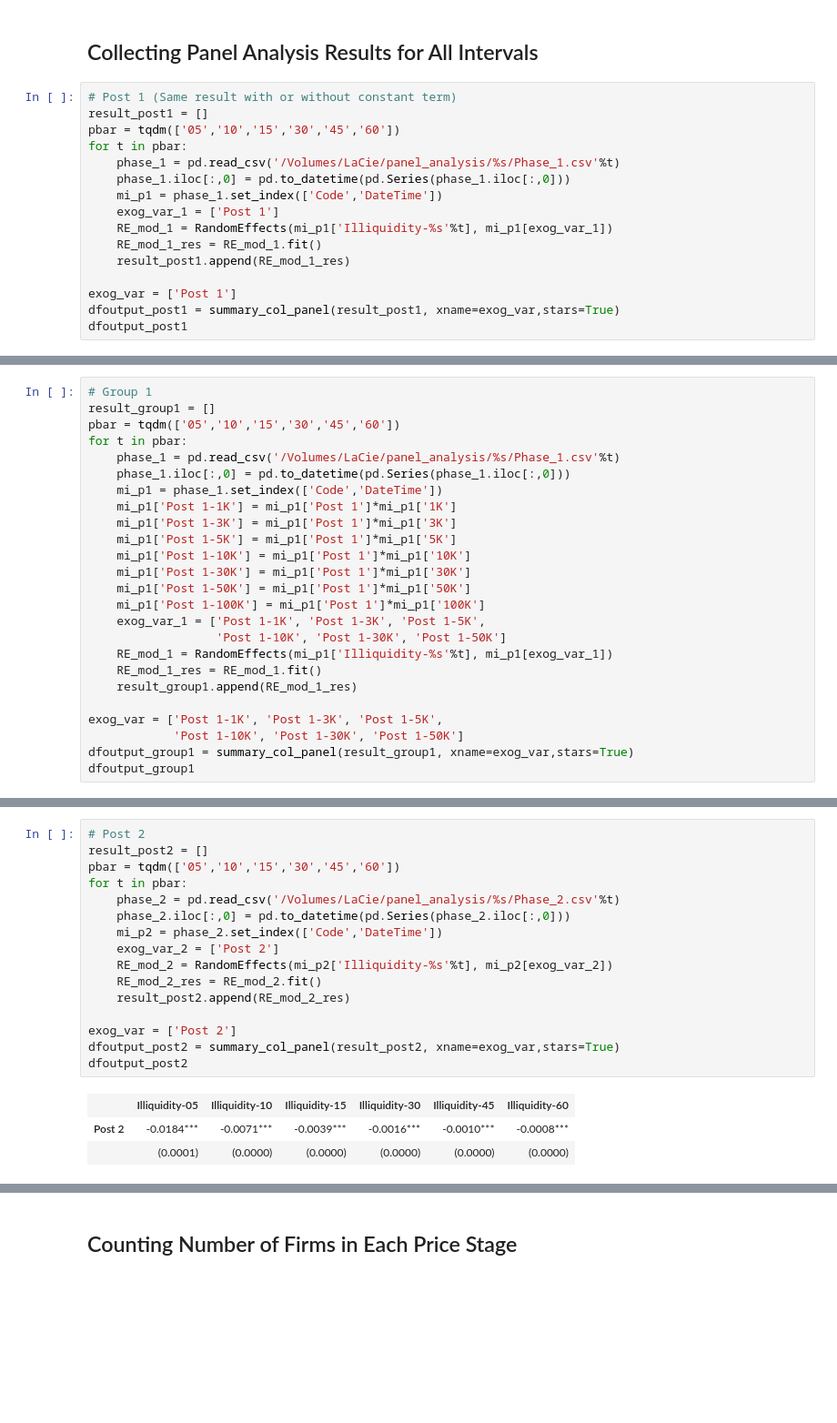
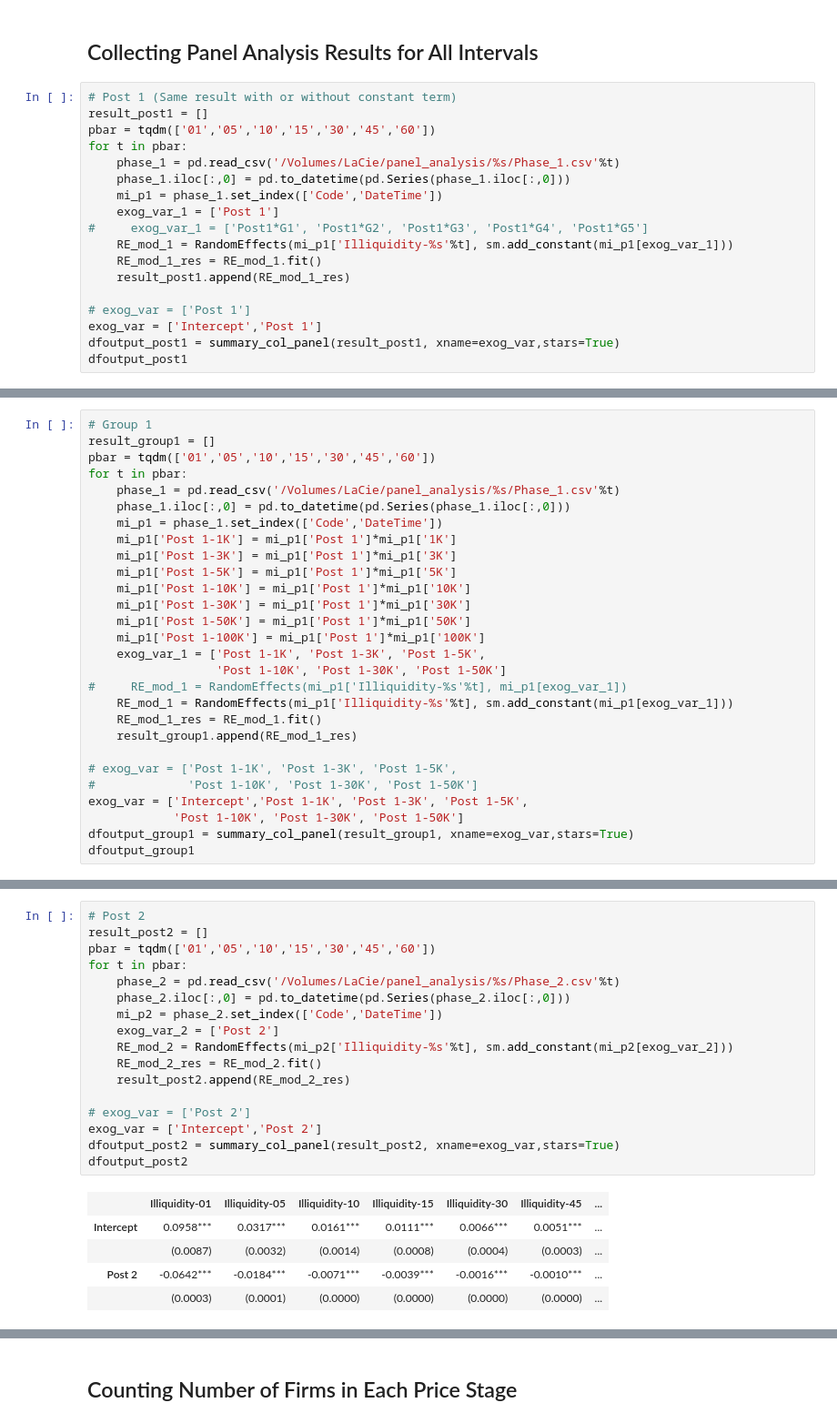
Before and after one commit to Shuxin-Y/TSE-Tick-Size-Reduction, a Jupyter notebook: CRS and Chung's method.ipynb, the cells around one changed output, grey strips where cells are left out. Shown: that part at 91% size. Cells and saved outputs as stored; diff of their text form; blank space fills up the shorter version.

```diff
--- a/CRS and Chung's method.ipynb
+++ b/CRS and Chung's method.ipynb
@@ -2305,17 +2306,19 @@ def _simple_tables(tables, settings, pad_col=None, pad_index=None):
 # %%
 # Post 1 (Same result with or without constant term)
 result_post1 = []
-pbar = tqdm(['05','10','15','30','45','60'])
+pbar = tqdm(['01','05','10','15','30','45','60'])
 for t in pbar:
     phase_1 = pd.read_csv('/Volumes/LaCie/panel_analysis/%s/Phase_1.csv'%t)
     phase_1.iloc[:,0] = pd.to_datetime(pd.Series(phase_1.iloc[:,0]))
     mi_p1 = phase_1.set_index(['Code','DateTime'])
     exog_var_1 = ['Post 1']
-    RE_mod_1 = RandomEffects(mi_p1['Illiquidity-%s'%t], mi_p1[exog_var_1])
+#     exog_var_1 = ['Post1*G1', 'Post1*G2', 'Post1*G3', 'Post1*G4', 'Post1*G5']
+    RE_mod_1 = RandomEffects(mi_p1['Illiquidity-%s'%t], sm.add_constant(mi_p1[exog_var_1]))
     RE_mod_1_res = RE_mod_1.fit()
     result_post1.append(RE_mod_1_res)
 
-exog_var = ['Post 1']
+# exog_var = ['Post 1']
+exog_var = ['Intercept','Post 1']
 dfoutput_post1 = summary_col_panel(result_post1, xname=exog_var,stars=True)
 dfoutput_post1
 # %% [output]
@@ -2347,7 +2352,7 @@ result_post1
 # %%
 # Group 1
 result_group1 = []
-pbar = tqdm(['05','10','15','30','45','60'])
+pbar = tqdm(['01','05','10','15','30','45','60'])
 for t in pbar:
     phase_1 = pd.read_csv('/Volumes/LaCie/panel_analysis/%s/Phase_1.csv'%t)
     phase_1.iloc[:,0] = pd.to_datetime(pd.Series(phase_1.iloc[:,0]))
@@ -2361,11 +2366,14 @@ for t in pbar:
     mi_p1['Post 1-100K'] = mi_p1['Post 1']*mi_p1['100K']
     exog_var_1 = ['Post 1-1K', 'Post 1-3K', 'Post 1-5K',
                   'Post 1-10K', 'Post 1-30K', 'Post 1-50K']
-    RE_mod_1 = RandomEffects(mi_p1['Illiquidity-%s'%t], mi_p1[exog_var_1])
+#     RE_mod_1 = RandomEffects(mi_p1['Illiquidity-%s'%t], mi_p1[exog_var_1])
+    RE_mod_1 = RandomEffects(mi_p1['Illiquidity-%s'%t], sm.add_constant(mi_p1[exog_var_1]))
     RE_mod_1_res = RE_mod_1.fit()
     result_group1.append(RE_mod_1_res)
 
-exog_var = ['Post 1-1K', 'Post 1-3K', 'Post 1-5K',
+# exog_var = ['Post 1-1K', 'Post 1-3K', 'Post 1-5K',
+#             'Post 1-10K', 'Post 1-30K', 'Post 1-50K']
+exog_var = ['Intercept','Post 1-1K', 'Post 1-3K', 'Post 1-5K',
             'Post 1-10K', 'Post 1-30K', 'Post 1-50K']
 dfoutput_group1 = summary_col_panel(result_group1, xname=exog_var,stars=True)
 dfoutput_group1
@@ -2408,23 +2418,26 @@ result_group1
 # %%
 # Post 2
 result_post2 = []
-pbar = tqdm(['05','10','15','30','45','60'])
+pbar = tqdm(['01','05','10','15','30','45','60'])
 for t in pbar:
     phase_2 = pd.read_csv('/Volumes/LaCie/panel_analysis/%s/Phase_2.csv'%t)
     phase_2.iloc[:,0] = pd.to_datetime(pd.Series(phase_2.iloc[:,0]))
     mi_p2 = phase_2.set_index(['Code','DateTime'])
     exog_var_2 = ['Post 2']
-    RE_mod_2 = RandomEffects(mi_p2['Illiquidity-%s'%t], mi_p2[exog_var_2])
+    RE_mod_2 = RandomEffects(mi_p2['Illiquidity-%s'%t], sm.add_constant(mi_p2[exog_var_2]))
     RE_mod_2_res = RE_mod_2.fit()
     result_post2.append(RE_mod_2_res)
 
-exog_var = ['Post 2']
+# exog_var = ['Post 2']
+exog_var = ['Intercept','Post 2']
 dfoutput_post2 = summary_col_panel(result_post2, xname=exog_var,stars=True)
 dfoutput_post2
 # %% [output]
-|  | Illiquidity-05 | Illiquidity-10 | Illiquidity-15 | Illiquidity-30 | Illiquidity-45 | Illiquidity-60 |
-| Post 2 | -0.0184*** | -0.0071*** | -0.0039*** | -0.0016*** | -0.0010*** | -0.0008*** |
-|  | (0.0001) | (0.0000) | (0.0000) | (0.0000) | (0.0000) | (0.0000) |
+|  | Illiquidity-01 | Illiquidity-05 | Illiquidity-10 | Illiquidity-15 | Illiquidity-30 | Illiquidity-45 | ... |
+| Intercept | 0.0958*** | 0.0317*** | 0.0161*** | 0.0111*** | 0.0066*** | 0.0051*** | ... |
+|  | (0.0087) | (0.0032) | (0.0014) | (0.0008) | (0.0004) | (0.0003) | ... |
+| Post 2 | -0.0642*** | -0.0184*** | -0.0071*** | -0.0039*** | -0.0016*** | -0.0010*** | ... |
+|  | (0.0003) | (0.0001) | (0.0000) | (0.0000) | (0.0000) | (0.0000) | ... |
 # %%
 %%notify
 result_post2
```
Also changed, not shown: parts of 9 cells of this notebook, 1 other file.
